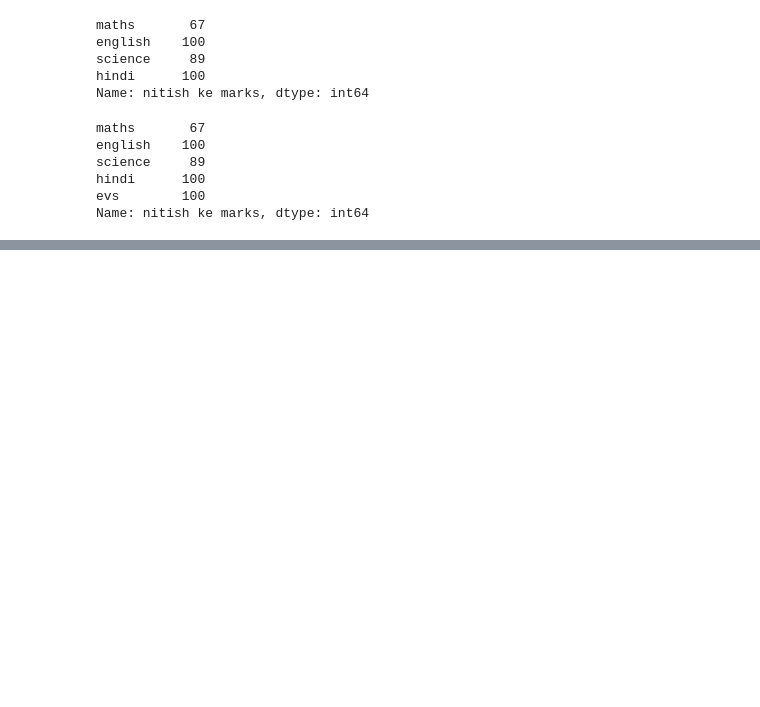
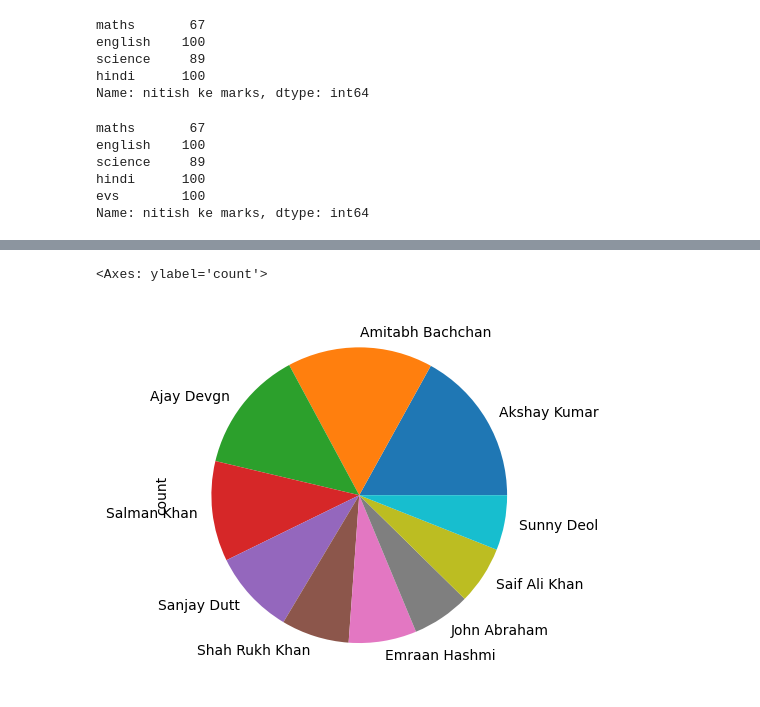
Before and after one commit to GitAi-Ganesh/github, a Jupyter notebook: Python_Libraries/Pandas/pandas.ipynb, the cells around one changed output, grey strips where cells are left out. Saved outputs shown, nothing was run; the diff lists cells and outputs as text; code cells hidden in the pictures; blank space fills up the shorter version.

```diff
--- a/Python_Libraries/Pandas/pandas.ipynb
+++ b/Python_Libraries/Pandas/pandas.ipynb
@@ -519,0 +711,5 @@ Name: nitish ke marks, dtype: int64
+# %%
+movie.value_counts().head(10).plot(kind="pie")
+# %% [output]
+<Axes: ylabel='count'>
+[figure, added]
```
Also changed, not shown: parts of 24 cells of this notebook.
